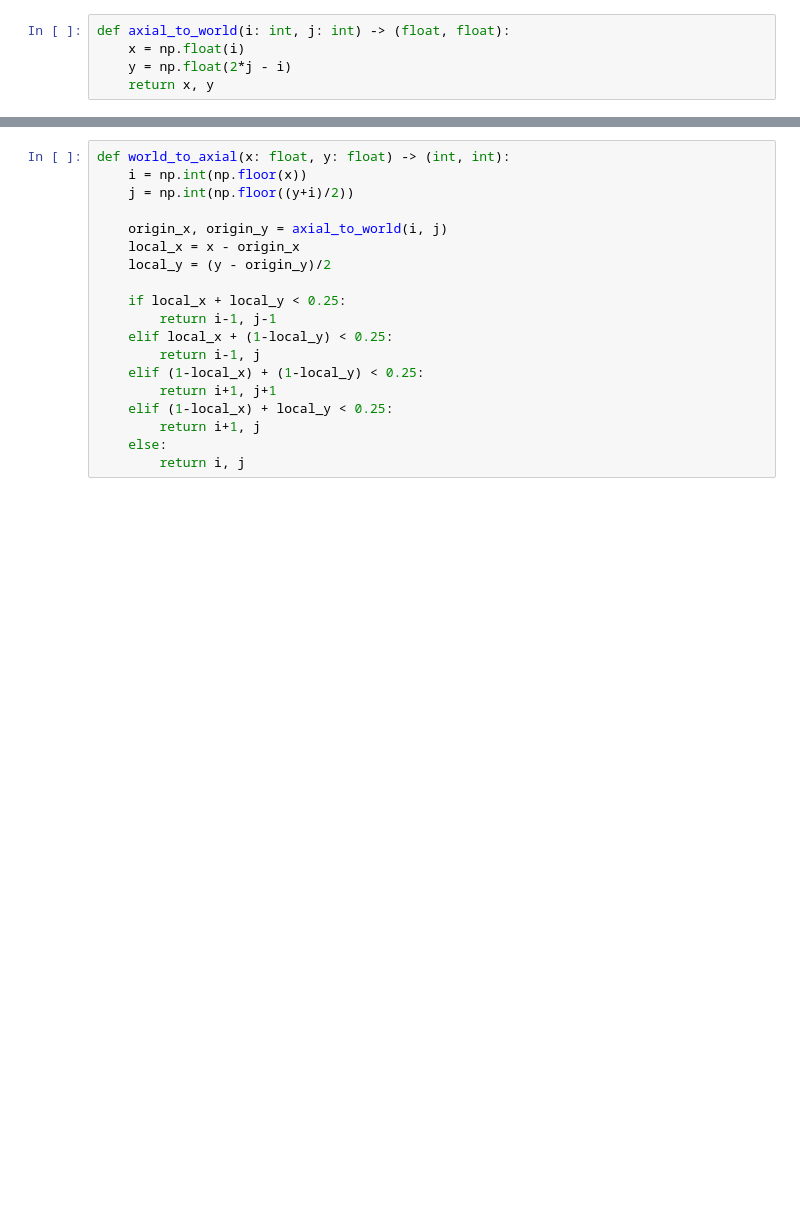
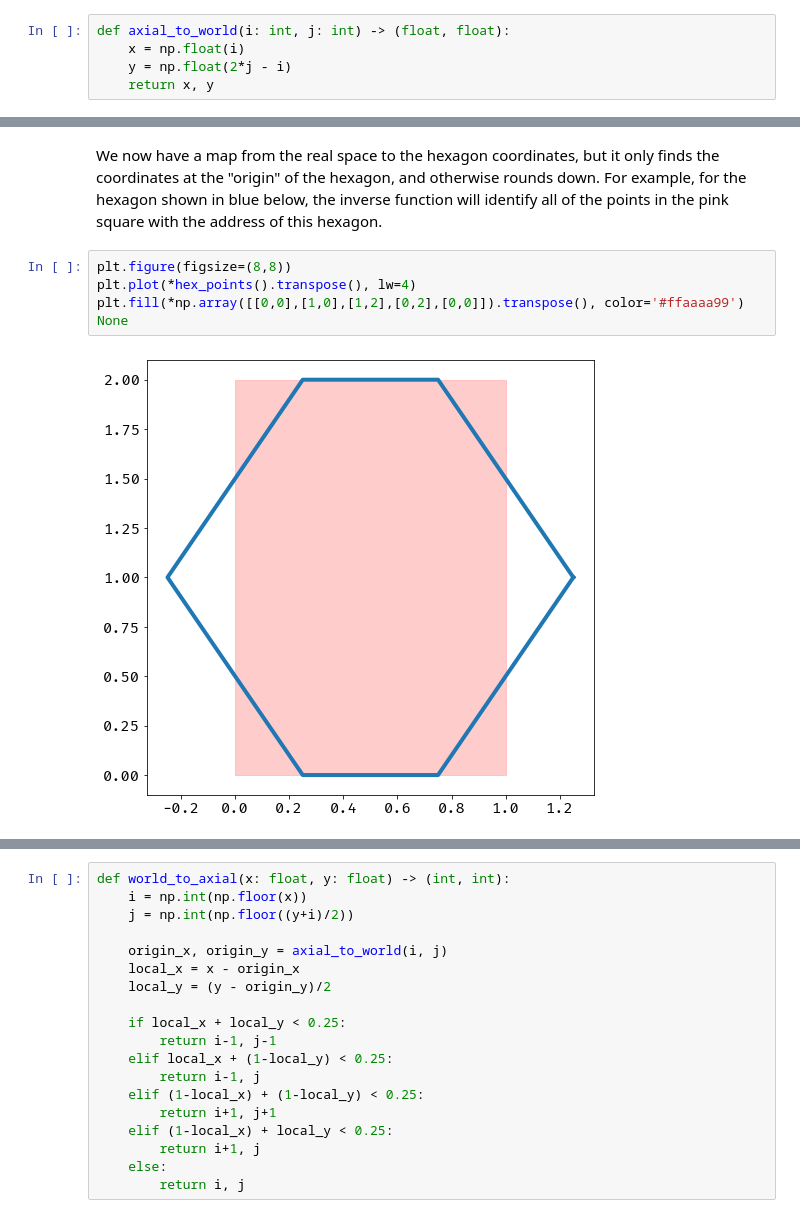
Before and after one commit to jthorniley/notebooks, a Jupyter notebook: Hex Coordinates.ipynb, the cells around one changed output, grey strips where cells are left out. Drawn from its saved outputs; the diff is of its cells as text; blank space fills up the shorter version.

```diff
--- a/Hex Coordinates.ipynb
+++ b/Hex Coordinates.ipynb
@@ -151,3 +164,12 @@ print(f'axial_to_world_inverse{x, y} -> {i, j}')
 # %% [output]
 axial_to_world(23, 33) -> (23.0, 43.0)
 axial_to_world_inverse(23.4, 43.1) -> (23, 33)
+# %% [markdown]
+We now have a map from the real space to the hexagon coordinates, but it only finds the coordinates at the "origin" of the hexagon, and otherwise rounds down. For example, for the hexagon shown in blue below, the inverse function will identify all of the points in the pink square with the address of this hexagon.
+# %%
+plt.figure(figsize=(8,8))
+plt.plot(*hex_points().transpose(), lw=4)
+plt.fill(*np.array([[0,0],[1,0],[1,2],[0,2],[0,0]]).transpose(), color='#ffaaaa99')
+None
+# %% [output]
+[figure, added]
```
Also changed, not shown: parts of 13 cells of this notebook, 8 other files.
